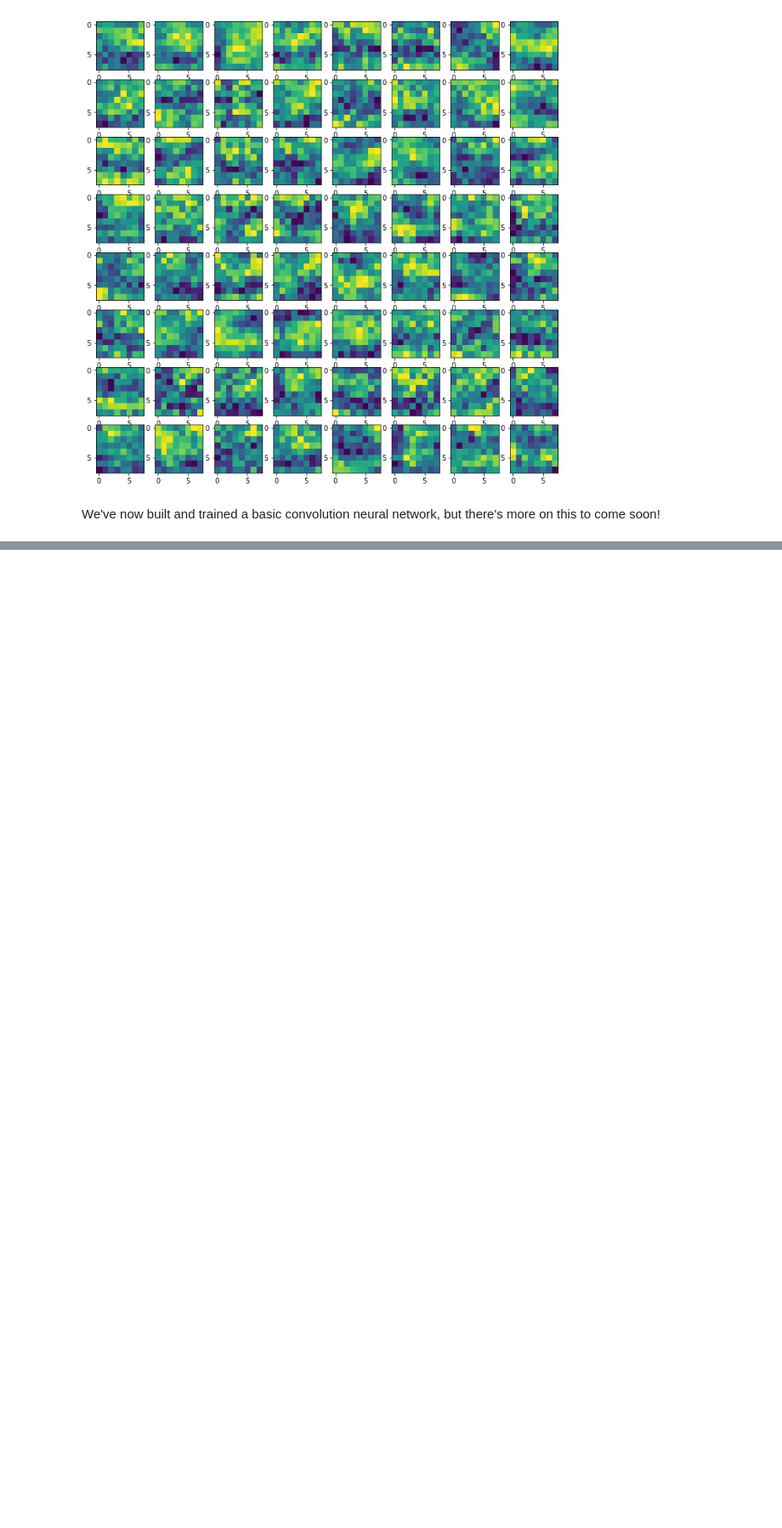
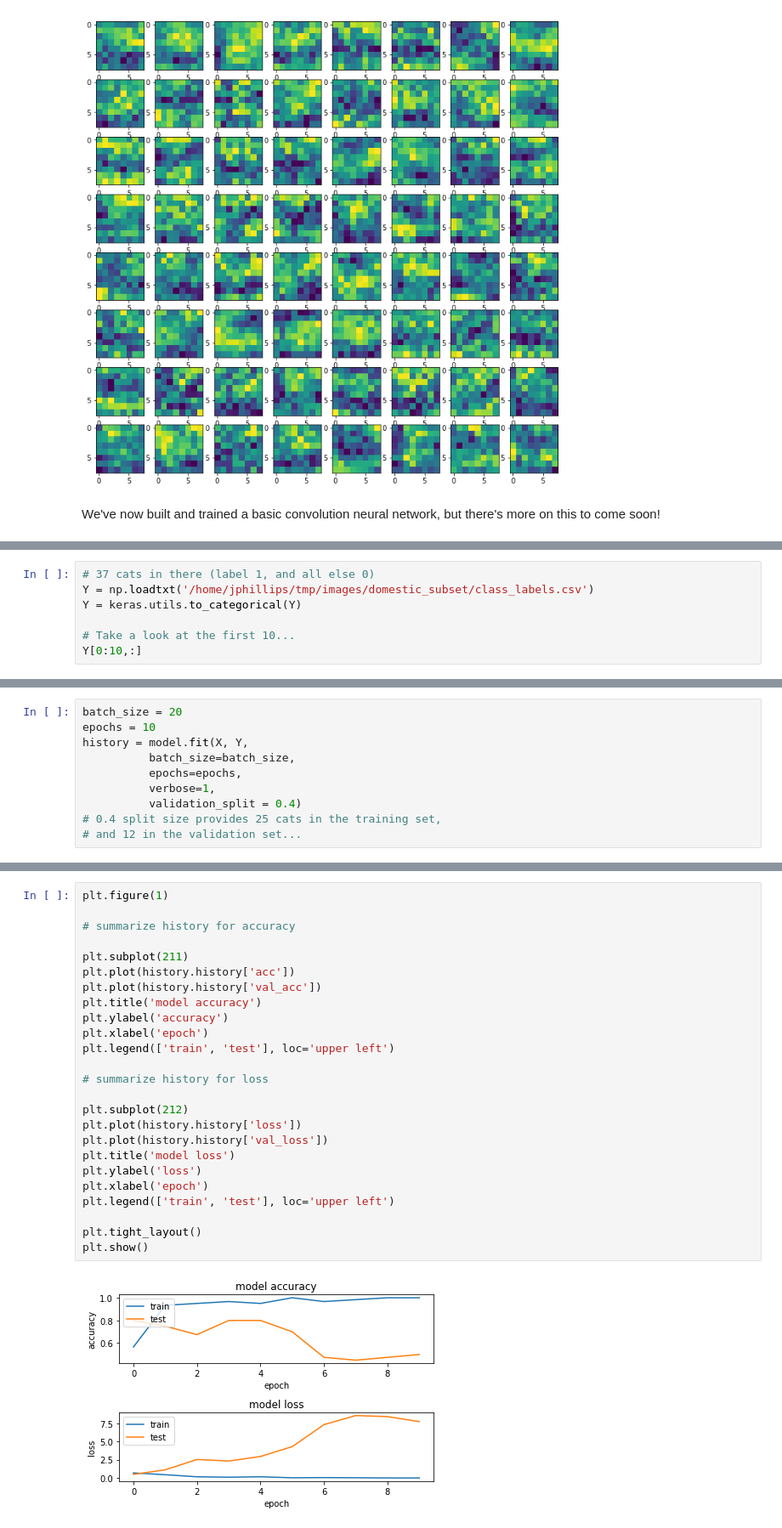
Before and after one commit to CSCI4850/notebook-examples, a Jupyter notebook: Feed-forward Neural Networks/Convolution Networks.ipynb, the cells around one changed output, grey strips where cells are left out. Shown at 85% size. Drawn from its saved outputs; the diff is of its cells as text; blank space fills up the shorter version.

```diff
--- a/Feed-forward Neural Networks/Convolution Networks.ipynb
+++ b/Feed-forward Neural Networks/Convolution Networks.ipynb
@@ -227,0 +306,7 @@ We've now built and trained a basic convolution neural network, but there's more
+# %%
+# 37 cats in there (label 1, and all else 0)
+Y = np.loadtxt('/home/jphillips/tmp/images/domestic_subset/class_labels.csv')
+Y = keras.utils.to_categorical(Y)
+
+# Take a look at the first 10...
+Y[0:10,:]
@@ -227,0 +398,10 @@ We've now built and trained a basic convolution neural network, but there's more
+# %%
+batch_size = 20
+epochs = 10
+history = model.fit(X, Y,
+          batch_size=batch_size,
+          epochs=epochs,
+          verbose=1,
+          validation_split = 0.4)
+# 0.4 split size provides 25 cats in the training set,
+# and 12 in the validation set...
@@ -227,0 +426,27 @@ We've now built and trained a basic convolution neural network, but there's more
+# %%
+plt.figure(1)
+
+# summarize history for accuracy
+
+plt.subplot(211)
+plt.plot(history.history['acc'])
+plt.plot(history.history['val_acc'])
+plt.title('model accuracy')
+plt.ylabel('accuracy')
+plt.xlabel('epoch')
+plt.legend(['train', 'test'], loc='upper left')
+
+# summarize history for loss
+
+plt.subplot(212)
+plt.plot(history.history['loss'])
+plt.plot(history.history['val_loss'])
+plt.title('model loss')
+plt.ylabel('loss')
+plt.xlabel('epoch')
+plt.legend(['train', 'test'], loc='upper left')
+
+plt.tight_layout()
+plt.show()
+# %% [output]
+[figure, added]
```
Also changed, not shown: parts of 20 cells of this notebook.
